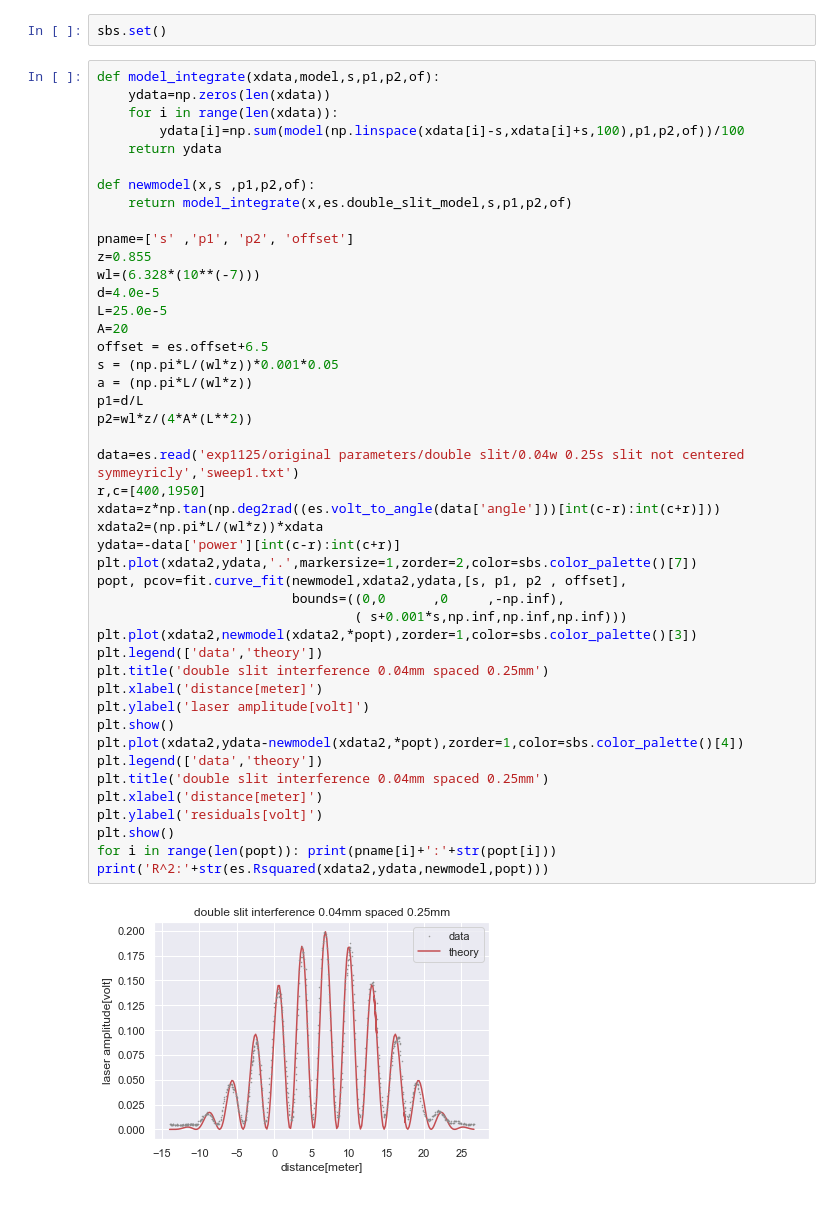
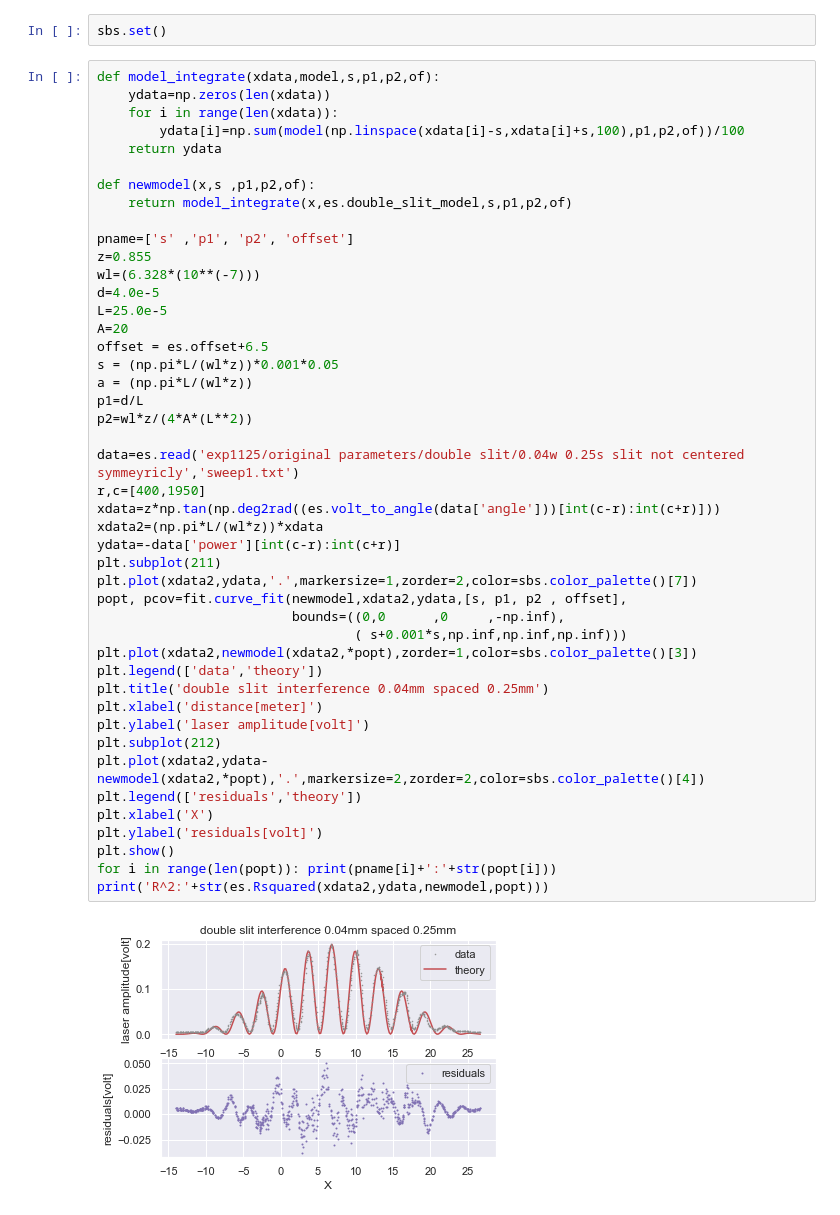
Before and after one commit to EdoMor/notebooks, a Jupyter notebook: alons double slit notebook.ipynb, the cells around one changed output. Saved outputs shown, nothing was run; the diff lists cells and outputs as text.

```diff
--- a/alons double slit notebook.ipynb
+++ b/alons double slit notebook.ipynb
@@ -22,36 +22,36 @@ pname=['s' ,'p1', 'p2', 'offset']
 z=0.855
 wl=(6.328*(10**(-7)))
 d=4.0e-5
 L=25.0e-5
 A=20
 offset = es.offset+6.5
 s = (np.pi*L/(wl*z))*0.001*0.05
 a = (np.pi*L/(wl*z))
 p1=d/L
 p2=wl*z/(4*A*(L**2))
 
 data=es.read('exp1125/original parameters/double slit/0.04w 0.25s slit not centered symmeyricly','sweep1.txt')
 r,c=[400,1950]
 xdata=z*np.tan(np.deg2rad((es.volt_to_angle(data['angle']))[int(c-r):int(c+r)]))
 xdata2=(np.pi*L/(wl*z))*xdata
 ydata=-data['power'][int(c-r):int(c+r)]
+plt.subplot(211)
 plt.plot(xdata2,ydata,'.',markersize=1,zorder=2,color=sbs.color_palette()[7])
 popt, pcov=fit.curve_fit(newmodel,xdata2,ydata,[s, p1, p2 , offset],
                          bounds=((0,0      ,0     ,-np.inf),
                                  ( s+0.001*s,np.inf,np.inf,np.inf)))
 plt.plot(xdata2,newmodel(xdata2,*popt),zorder=1,color=sbs.color_palette()[3])
 plt.legend(['data','theory'])
 plt.title('double slit interference 0.04mm spaced 0.25mm')
 plt.xlabel('distance[meter]')
 plt.ylabel('laser amplitude[volt]')
-plt.show()
-plt.plot(xdata2,ydata-newmodel(xdata2,*popt),zorder=1,color=sbs.color_palette()[4])
-plt.legend(['data','theory'])
-plt.title('double slit interference 0.04mm spaced 0.25mm')
-plt.xlabel('distance[meter]')
+plt.subplot(212)
+plt.plot(xdata2,ydata-newmodel(xdata2,*popt),'.',markersize=2,zorder=2,color=sbs.color_palette()[4])
+plt.legend(['residuals','theory'])
+plt.xlabel('X')
 plt.ylabel('residuals[volt]')
 plt.show()
 for i in range(len(popt)): print(pname[i]+':'+str(popt[i]))
 print('R^2:'+str(es.Rsquared(xdata2,ydata,newmodel,popt)))
 # %% [output]
-[figure, old version]
+[figure, new version]
```
Also changed, not shown: parts of 5 cells of this notebook.
